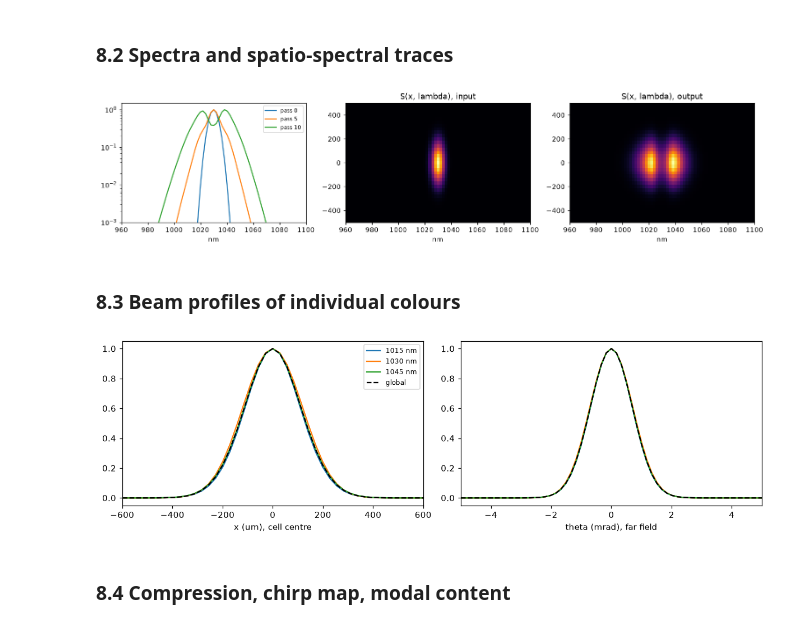
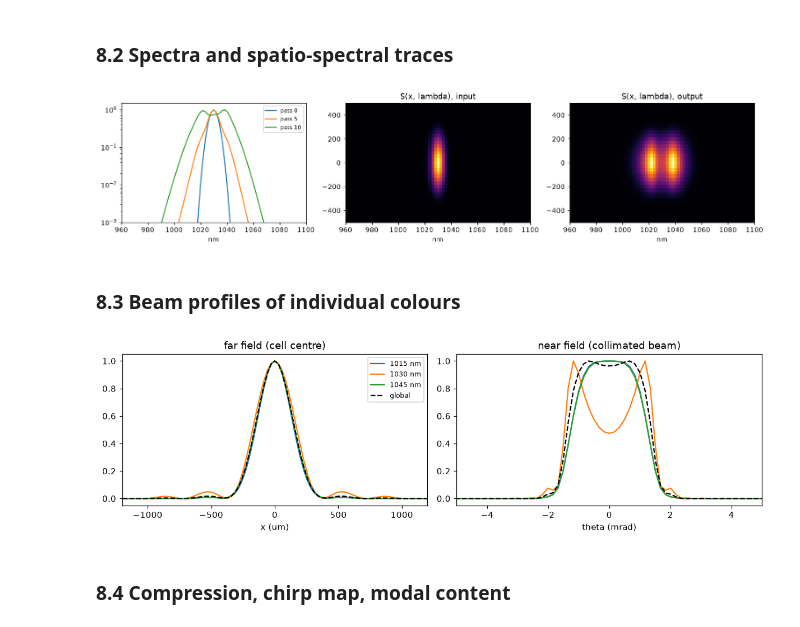
Before and after one commit to victorkolt/thunder4D, a Jupyter notebook: tutorial_thunder4d.ipynb, the cells around one changed output. Saved outputs shown, nothing was run; the diff lists cells and outputs as text; code cells hidden in the pictures.

```diff
--- a/tutorial_thunder4d.ipynb
+++ b/tutorial_thunder4d.ipynb
@@ -189,12 +188,12 @@ mm = cell.match(probe, verbose=False)
 
 inputs = {
     "matched gaussian (at_focus)": th.Pulse.at_focus(
-        grid, E_tl, th.Beam(th.gaussian(mm["w0"]), chromatic_size="eigenmode"), 1.2e-3),
+        grid, E_tl, th.Beam(profile=th.gaussian(mm["w0"]), chromatic_size="eigenmode"), energy=1.2e-3),
     "top-hat, Fourier (Airy at centre)": th.Pulse.from_near_field(
-        grid, E_tl, th.Beam(th.top_hat(4e-3)), 1.2e-3, nf_size=12e-3, nf_points=160,
+        grid, E_tl, th.Beam(profile=th.top_hat(4e-3)), energy=1.2e-3, nf_size=12e-3, nf_points=160,
         target_waist=mm["w0"], verbose=False),
     "top-hat imaged on the mirror": th.Pulse.imaged_near_field(
-        grid, E_tl, th.Beam(th.top_hat(1.12 * mm["w_mirror"])), 1.2e-3, cell, verbose=False),
+        grid, E_tl, th.Beam(profile=th.top_hat(1.12 * mm["w_mirror"])), energy=1.2e-3, cell=cell, verbose=False),
 }
 for name, p in inputs.items():
     F = dg.fluence(grid, p.Aw)
@@ -209,7 +208,7 @@ plt.xlim(-800, 800); plt.xlabel("x (um)"); plt.title("fluence at the cell centre
 
 `phi_max` (peak nonlinear phase per step) controls accuracy: halve it to check convergence.
 # %%
-pulse = inputs["matched gaussian (at_focus)"]
+pulse = inputs["top-hat, Fourier (Airy at centre)"]
 sim = th.MPCSimulation(pulse, cell, phi_max=0.02, mode_reference=mm["w0"],
                        profile_wavelengths=[1015e-9, 1030e-9, 1045e-9], profile_bandwidth=2e-9)
 t0 = time.time()
@@ -262,21 +260,21 @@ for a, k, t in ((ax[1], 0, "input"), (ax[2], -1, "output")):
     a.set_xlim(960, 1100); a.set_ylim(-500, 500); a.set_title(f"S(x, lambda), {t}"); a.set_xlabel("nm")
 plt.tight_layout()
 # %% [output]
-[figure, old version]
+[figure, new version]
 # %% [markdown]
 ### 8.3 Beam profiles of individual colours
 # %%
 labels = ["1015 nm", "1030 nm", "1045 nm", "global"]
 fig, ax = plt.subplots(1, 2, figsize=(11, 3.4))
 for i, lab in enumerate(labels):
-    for a, key, coord in ((ax[0], "prof_near", sim.prof_coord * 1e6), (ax[1], "prof_far", sim.theta * 1e3)):
+    for a, key, coord in ((ax[0], "prof_far", sim.prof_coord * 1e6), (ax[1], "prof_near", sim.theta * 1e3)):
         y = np.array(h[key][-1][i], float)
         a.plot(coord, y / y.max(), "k--" if lab == "global" else "-", label=lab)
-ax[0].set_xlim(-600, 600); ax[0].set_xlabel("x (um), cell centre")
-ax[1].set_xlim(-5, 5); ax[1].set_xlabel("theta (mrad), far field"); ax[0].legend(fontsize=8)
+ax[0].set_xlim(-1200, 1200); ax[0].set_xlabel("x (um)"); ax[0].set_title("far field (cell centre)")
+ax[1].set_xlim(-5, 5); ax[1].set_xlabel("theta (mrad)"); ax[1].set_title("near field (collimated beam)"); ax[0].legend(fontsize=8)
 plt.tight_layout()
 # %% [output]
-[figure, old version]
+[figure, new version]
 # %% [markdown]
 ### 8.4 Compression, chirp map, modal content
 # %%
```
Also changed, not shown: parts of 11 cells of this notebook, 12 other files.
